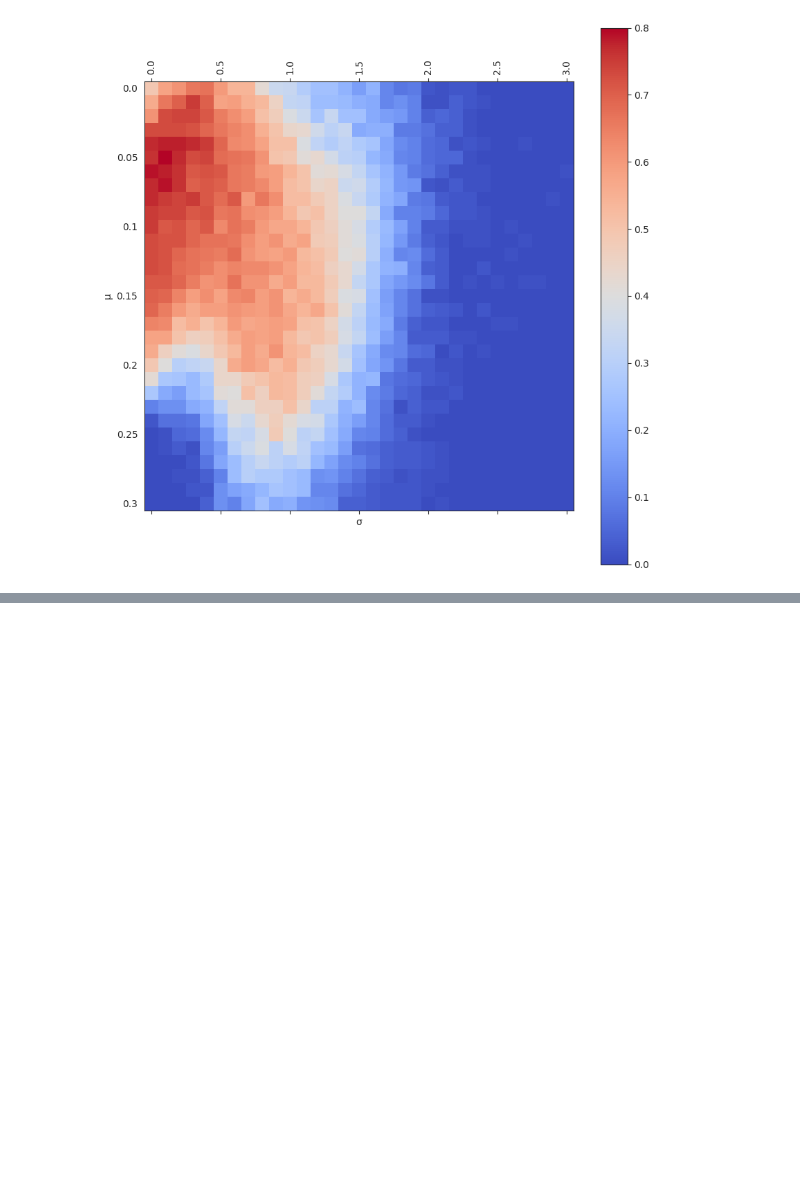
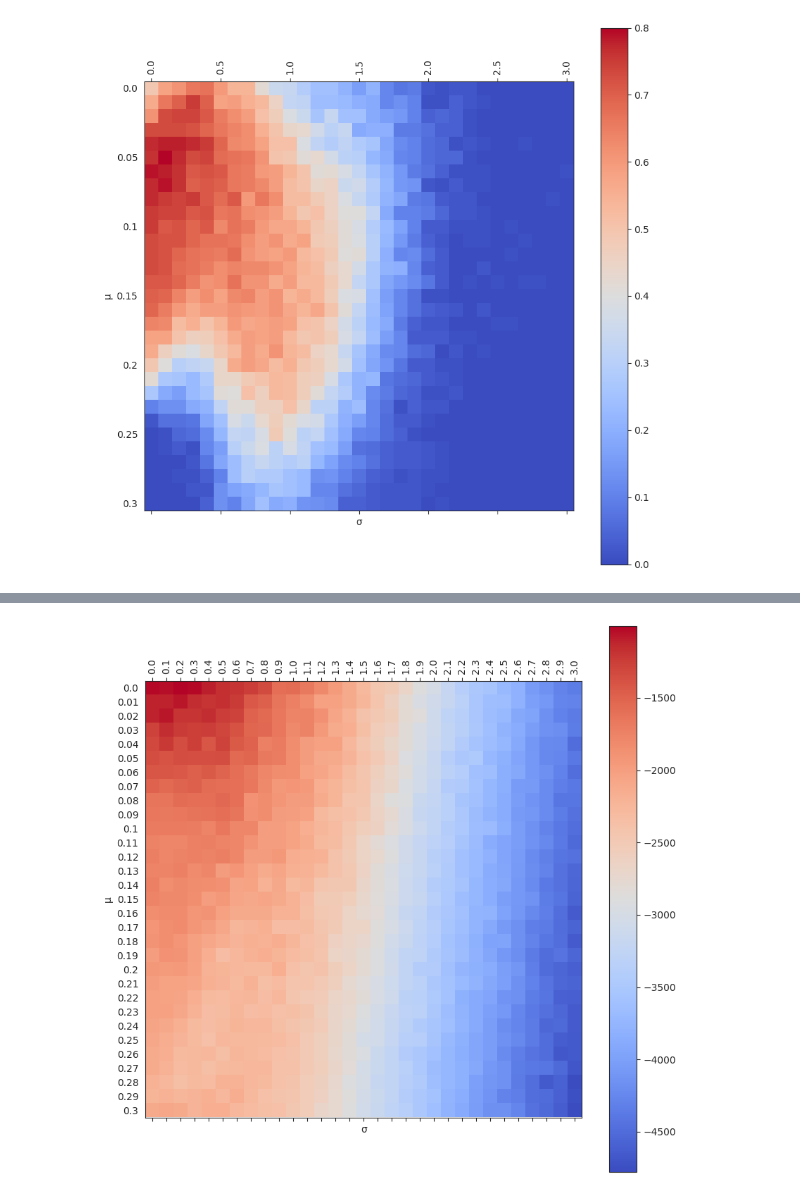
Before and after one commit to thatblueboy/DroneControl, a Jupyter notebook: visualizations/bias_variance_viz.ipynb, the cells around one changed output, grey strips where cells are left out. Drawn from its saved outputs; the diff is of its cells as text; code cells hidden in the pictures; blank space fills up the shorter version.

```diff
--- a/visualizations/bias_variance_viz.ipynb
+++ b/visualizations/bias_variance_viz.ipynb
@@ -130,0 +139,6 @@ plt.show()
+# %%
+analysisDataModel5 = parser.parseAnalysisData('../SBAgent/evalResults/model5/best_model.zip_eval.md_unbiased_biased.md')
+plotHeatmap(analysisDataModel5, 'Mean Reward')
+plt.show()
+# %% [output]
+[figure, added]
```
Also changed, not shown: parts of 3 cells of this notebook.
